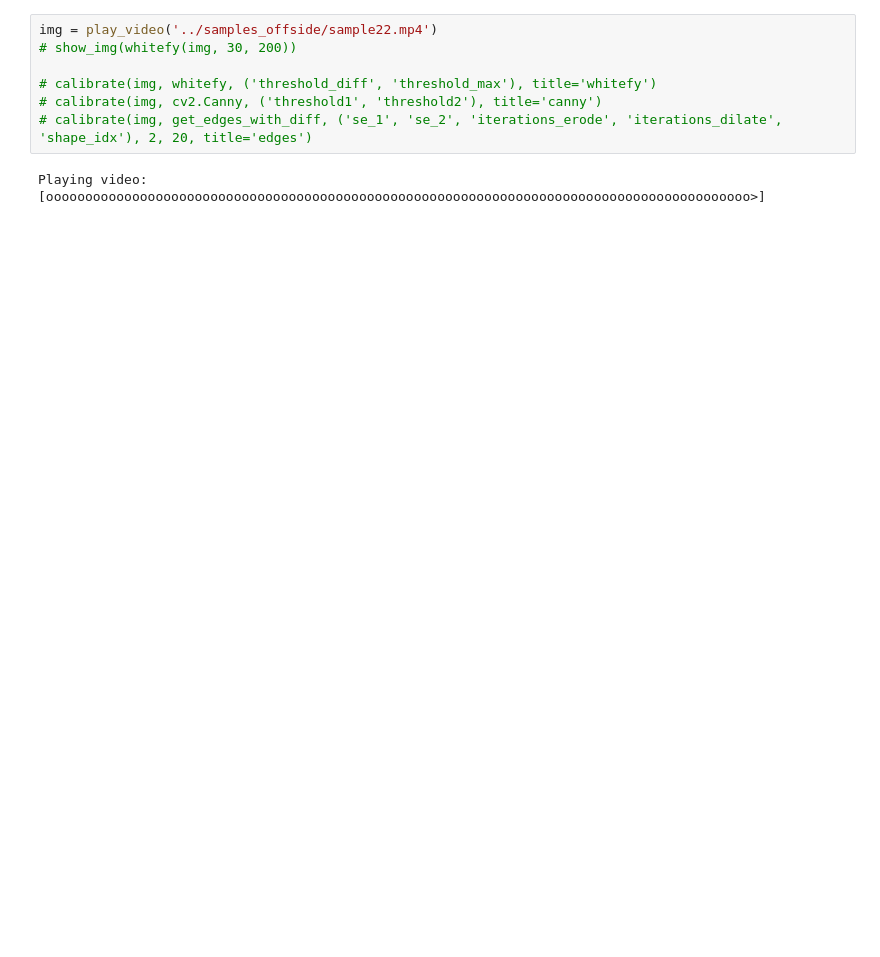
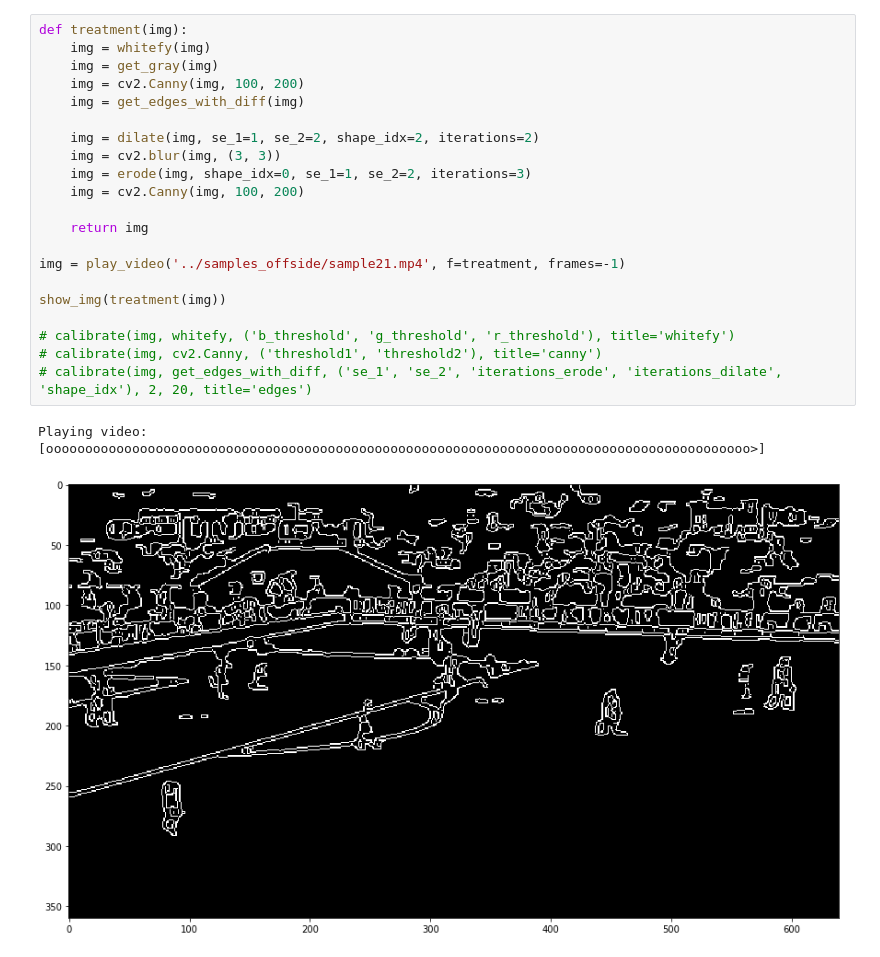
Before and after one commit to icaropires/offsides_detection, a Jupyter notebook: field_detection.ipynb, the cells around one changed output. Saved outputs shown, nothing was run; the diff lists cells and outputs as text; blank space fills up the shorter version.

```diff
--- a/field_detection.ipynb
+++ b/field_detection.ipynb
@@ -80,11 +94,26 @@ def calibrate(img, f, args, range_min=0, range_max=255, title='calibrating'):
         k = cv2.waitKey(1)
     cv2.destroyAllWindows()
 # %%
-img = play_video('../samples_offside/sample22.mp4')
-# show_img(whitefy(img, 30, 200))
+def treatment(img):
+    img = whitefy(img)
+    img = get_gray(img)
+    img = cv2.Canny(img, 100, 200)
+    img = get_edges_with_diff(img)
 
-# calibrate(img, whitefy, ('threshold_diff', 'threshold_max'), title='whitefy')
+    img = dilate(img, se_1=1, se_2=2, shape_idx=2, iterations=2)
+    img = cv2.blur(img, (3, 3))
+    img = erode(img, shape_idx=0, se_1=1, se_2=2, iterations=3)
+    img = cv2.Canny(img, 100, 200)
+
+    return img
+
+img = play_video('../samples_offside/sample21.mp4', f=treatment, frames=-1)
+
+show_img(treatment(img))
+
+# calibrate(img, whitefy, ('b_threshold', 'g_threshold', 'r_threshold'), title='whitefy')
 # calibrate(img, cv2.Canny, ('threshold1', 'threshold2'), title='canny')
 # calibrate(img, get_edges_with_diff, ('se_1', 'se_2', 'iterations_erode', 'iterations_dilate', 'shape_idx'), 2, 20, title='edges')
 # %% [output]
 Playing video: [oooooooooooooooooooooooooooooooooooooooooooooooooooooooooooooooooooooooooooooooooooooooooo>]
+[figure, added]
```
Also changed, not shown: parts of 1 cell of this notebook.
